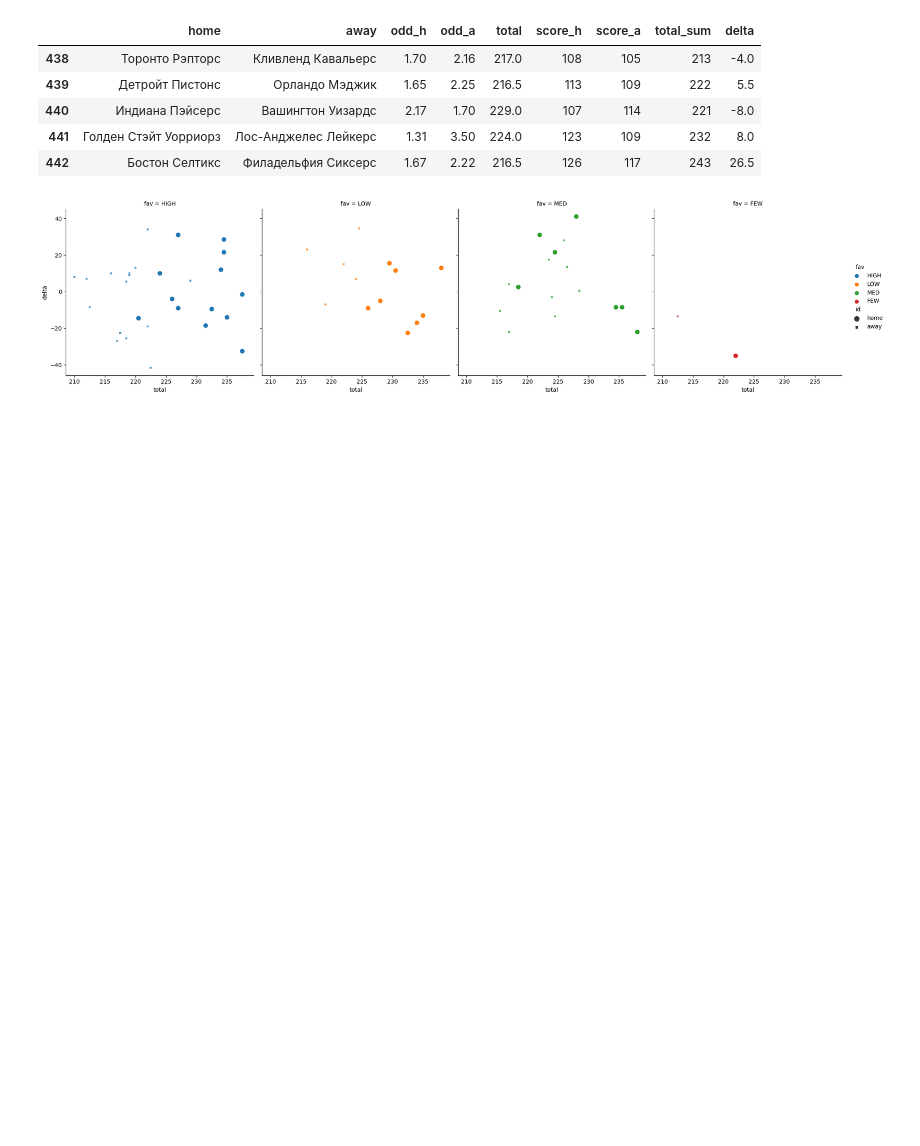
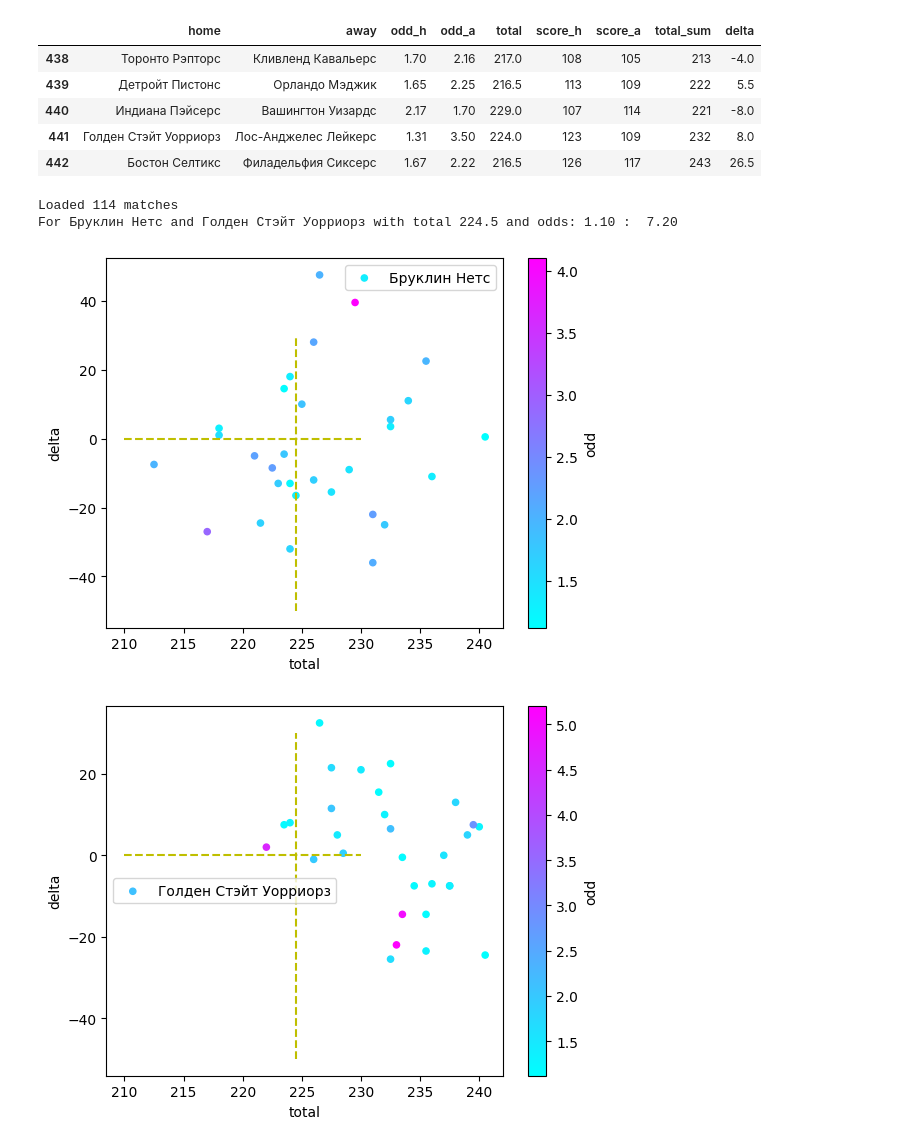
Before and after one commit to glahiator/basket_total, a Jupyter notebook: analyze.ipynb, the cells around one changed output. Drawn from its saved outputs; the diff is of its cells as text; code cells hidden in the pictures; blank space fills up the shorter version.

Commit message:
Add scrap fixtures matches and draw separ graphs for team

```diff
--- a/analyze.ipynb
+++ b/analyze.ipynb
@@ -109,7 +113,0 @@ def complete_match(home, away):
-# %%
-# complete_match( "Кливленд Кавальерс", "Юта Джаз" )
-# complete_match( "Филадельфия Сиксерс", "Торонто Рэпторс" )
-# complete_match( "Атланта Хокс", "Орландо Мэджик" )
-complete_match( "Миннесота Тимбервулвз", "Даллас Маверикс" )
-# %% [output]
-[figure, removed]
@@ -115,0 +116,38 @@ complete_match( "Миннесота Тимбервулвз", "Даллас Ма
+# %%
+import datetime, json
+import pandas as pd
+src = []
+with open( "matches_sched.json", 'r', encoding='utf-8', newline='' ) as f:
+    src = json.load(f)
+print(f"Loaded {len(src)} matches")
+dst = []
+for m in src:
+    m_new = {}
+    is_break = False
+    for k,v in m.items():
+        if k in ["home", "away"]:
+            m_new[k] = v
+        elif k == "odds":
+            m_new["odd_h"] = v["home"]
+            m_new["odd_a"] = v["away"]
+            for ttl in v['total']:
+                if float( ttl[1] ) < 1.97  and float( ttl[2] ) < 2.0 :
+                    m_new['total'] = ttl[0]
+        elif k == "date":
+            match_date =  pd.to_datetime(v)
+            search_date =  datetime.datetime.now() + datetime.timedelta(days=1)
+            if match_date > search_date:
+                is_break = True
+                break
+    if is_break:
+        break
+    dst.append(m_new)
+
+m = dst[4]
+print( f"For {m['home']} and {m['away']} with total {m['total']} and odds: {m['odd_h']} :  {m['odd_a']}")
+complete_match( m['home'], m['away'], m['total'] )
+# %% [output]
+Loaded 114 matches
+For Бруклин Нетс and Голден Стэйт Уорриорз with total 224.5 and odds: 1.10 :  7.20
+[figure, added]
+[figure, added]
```
Also changed, not shown: parts of 6 cells of this notebook, 3 other files.
